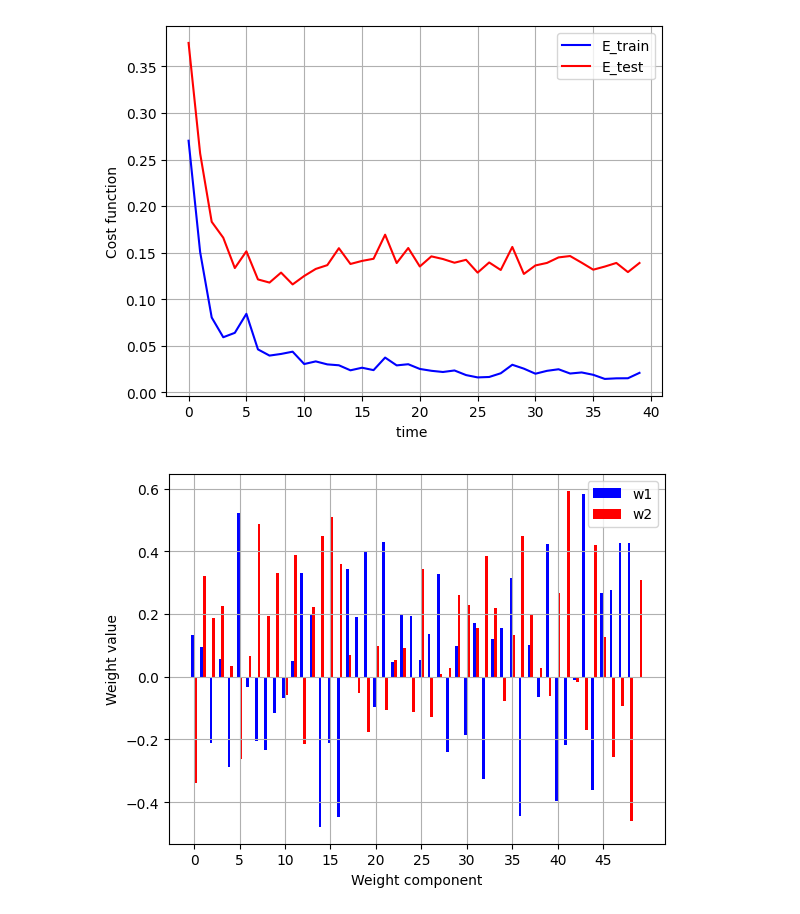
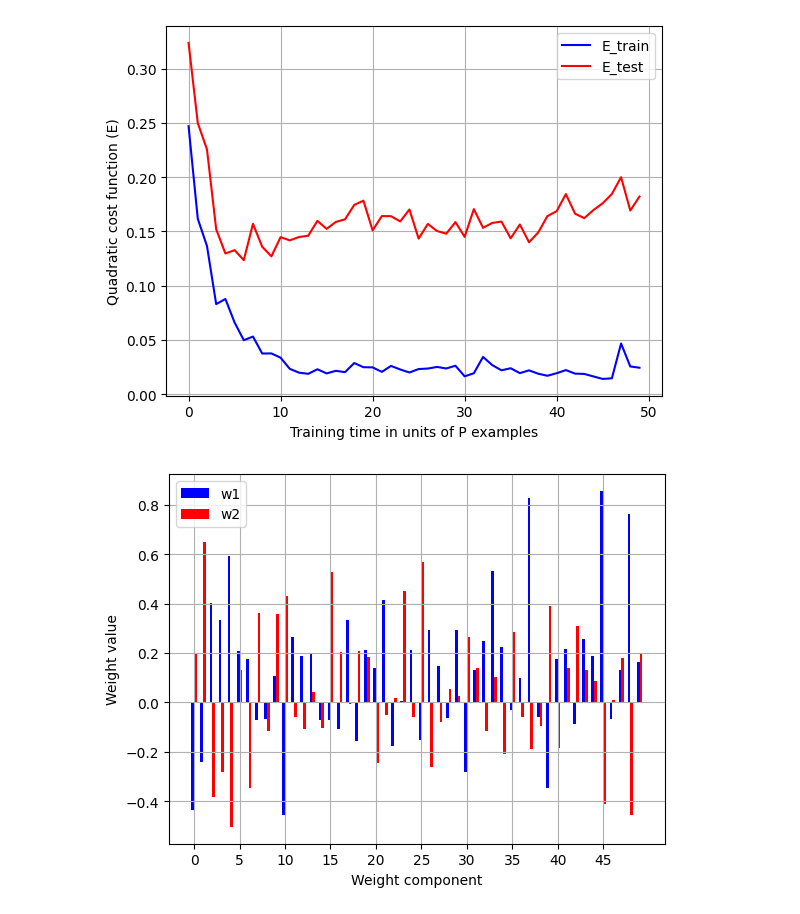
Before and after one commit to alsanron/NN-A3-Learning_by_gradient_descent, a Jupyter notebook: main.ipynb, the cells around one changed output. Drawn from its saved outputs; the diff is of its cells as text; code cells hidden in the pictures.

```diff
--- a/main.ipynb
+++ b/main.ipynb
@@ -45,7 +48,7 @@ def cost_function(weight_matrix, P, Q, Dataset):
     return E_train, E_test
 # %%
 # Training of the neural network
-def train_feed_forward_nn(Dataset, K, P, Q, t_max, eta=0.05):
+def train_feed_forward_nn(Dataset, K, P, Q, t_max, eta=0.05, verbose=False):
     N_dim = len(Dataset[0][0])
 
     # Weights initialization. Each w_k vector is independently generated from the others, and should have a norm 1.
@@ -59,7 +62,12 @@ def train_feed_forward_nn(Dataset, K, P, Q, t_max, eta=0.05):
     for t_i in range(t_max):
         nu_vector = randint(0, P, size=P) # gets a random vector with values between 0 and P
 
-        print('# Step {} out of {}'.format(t_i + 1, t_max))
+        if verbose: print('# Step {} out of {}'.format(t_i + 1, t_max))
+
+        if isinstance(eta, types.FunctionType):
+            eta_val = eta(t_i)
+        else:
+            eta_val = eta
 
         for nu in nu_vector:
             xi_nu = Dataset[0][nu]; tau_nu = Dataset[1][nu]
@@ -69,7 +77,7 @@ def train_feed_forward_nn(Dataset, K, P, Q, t_max, eta=0.05):
             for k in range(K): # updates each weight vector w_k
                 w_k = W[:, k]
                 grad_e_k = float(diff * v[k] * (1 - np.tanh(np.dot(w_k, xi_nu))**2)) * xi_nu
-                w_k -= eta * grad_e_k
+                w_k -= eta_val * grad_e_k
                 W[:, k] = w_k
 
         # After performing P updates, the costs are estimated
@@ -79,9 +87,5 @@ def train_feed_forward_nn(Dataset, K, P, Q, t_max, eta=0.05):
     return (W, v), (E_train, E_test)
 # %%
 # Testing of the neural network
-K = 2; P = 100; Q = 100; t_max = 40
-(W, v), (E_train, E_test) = train_feed_forward_nn(D, K, P, Q, t_max, eta=0.05)
-
-# Possible TODO (not obligatory):
-# 1) Make the training more efficient by implement back-prop
-# 2) Repeat each of the trainings several times and calculate the average
+K = 2; P = 100; Q = 200; t_max = 50; eta=0.05
+(W, v), (E_train, E_test) = train_feed_forward_nn(D, K, P, Q, t_max, eta)
@@ -106,33 +92,38 @@ K = 2; P = 100; Q = 100; t_max = 40
 # %%
 # Plot the final trained weight vectors and the evolution of the cost functions
-def plot_costs(weight_matrix, E_train, E_test):
+def plot_costs(weight_matrix, E_train, E_test, save_path=""):
     N_dim = len(weight_matrix[:, 0]); t_max = len(E_train)
 
     t = range(t_max)
     plt.plot(t, E_train, label='E_train', color='b')
     plt.plot(t, E_test, label='E_test', color='r')
-    plt.xlabel('time ')
-    plt.ylabel('Cost function')
+    plt.xlabel('Training time in units of P examples')
+    plt.ylabel('Quadratic cost function (E)')
     plt.grid()
     plt.legend()
     plt.show()
 
-def plot_weights(weight_matrix, bin_width=0.3):
+    if len(save_path) > 2: plt.savefig(save_path)
+
+def plot_weights(weight_matrix, bin_width=0.3, save_path=""):
     N_dim = len(weight_matrix[:, 0])
 
 
     x = np.array(range(N_dim))
     plt.bar(x - bin_width / 2, weight_matrix[:,0], width=bin_width, color='blue', label='w1')
     plt.bar(x + bin_width / 2, weight_matrix[:,1], width=bin_width, color='red', label='w2')
     plt.xlabel('Weight component')
     plt.ylabel('Weight value')
     plt.xticks(range(0, N_dim, 5))
     plt.grid()
     plt.legend()
+    if len(save_path) > 2: plt.savefig(save_path)
 
+np.save("Data/e_train_e_test.npy", (E_train, E_test))
+plot_costs(W, E_train, E_test, "Data/cost_evolution.png")
 
-plot_costs(W, E_train, E_test)
-plot_weights(W)
+np.save("Data/weight_matrix.npy", W)
+plot_weights(W, save_path="Data/weights.png")
 # %% [output]
-[figure, old version]
+[figure, new version]
-[figure, old version]
+[figure, new version]
```
Also changed, not shown: parts of 11 cells of this notebook, 16 other files.
